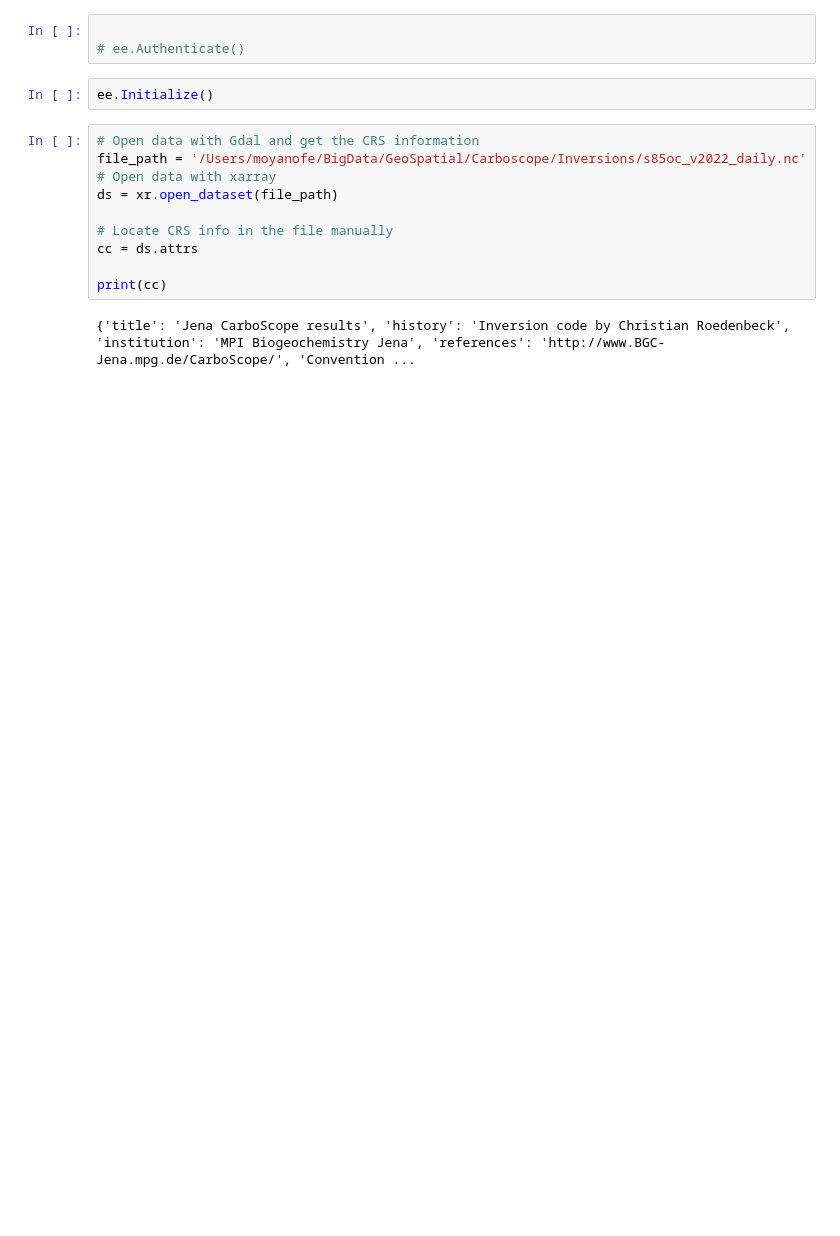
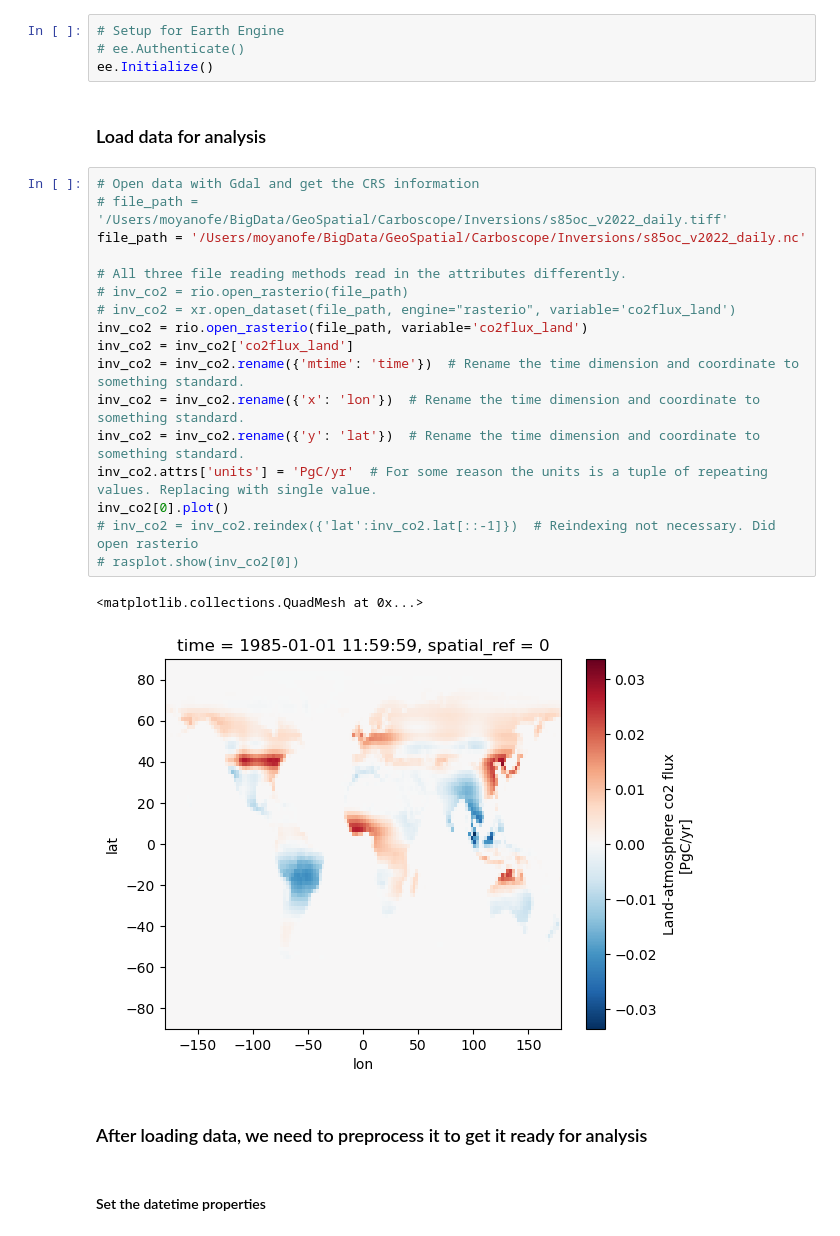
Before and after one commit to femoyano/northern-land-cover, a Jupyter notebook: recovery.ipynb, the cells around one changed output. Drawn from its saved outputs; the diff is of its cells as text; blank space fills up the shorter version.

Commit message:
Preprocessing

```diff
--- a/recovery.ipynb
+++ b/recovery.ipynb
@@ -8,17 +11,30 @@ import geemap as gm
 # %%
-
+# Setup for Earth Engine
 # ee.Authenticate()
+ee.Initialize()
-# %%
-ee.Initialize()
-# %%
-# Open data with Gdal and get the CRS information
-file_path = '/Users/moyanofe/BigData/GeoSpatial/Carboscope/Inversions/s85oc_v2022_daily.nc'
-# Open data with xarray
-ds = xr.open_dataset(file_path)
-
-# Locate CRS info in the file manually
-cc = ds.attrs
-
-print(cc)
-# %% [output]
-{'title': 'Jena CarboScope results', 'history': 'Inversion code by Christian Roedenbeck', 'institution': 'MPI Biogeochemistry Jena', 'references': 'http://www.BGC-Jena.mpg.de/CarboScope/', 'Convention ...
+# %% [markdown]
+### Load data for analysis
+# %%
+# Open data with Gdal and get the CRS information
+# file_path = '/Users/moyanofe/BigData/GeoSpatial/Carboscope/Inversions/s85oc_v2022_daily.tiff'
+file_path = '/Users/moyanofe/BigData/GeoSpatial/Carboscope/Inversions/s85oc_v2022_daily.nc'
+
+# All three file reading methods read in the attributes differently.
+# inv_co2 = rio.open_rasterio(file_path)
+# inv_co2 = xr.open_dataset(file_path, engine="rasterio", variable='co2flux_land')
+inv_co2 = rio.open_rasterio(file_path, variable='co2flux_land')
+inv_co2 = inv_co2['co2flux_land']
+inv_co2 = inv_co2.rename({'mtime': 'time'})  # Rename the time dimension and coordinate to something standard.
+inv_co2 = inv_co2.rename({'x': 'lon'})  # Rename the time dimension and coordinate to something standard.
+inv_co2 = inv_co2.rename({'y': 'lat'})  # Rename the time dimension and coordinate to something standard.
+inv_co2.attrs['units'] = 'PgC/yr'  # For some reason the units is a tuple of repeating values. Replacing with single value.
+inv_co2[0].plot()
+# inv_co2 = inv_co2.reindex({'lat':inv_co2.lat[::-1]})  # Reindexing not necessary. Did open rasterio
+# rasplot.show(inv_co2[0])
+# %% [output]
+<matplotlib.collections.QuadMesh at 0x...>
+[figure, added]
+# %% [markdown]
+### After loading data, we need to preprocess it to get it ready for analysis
+# %% [markdown]
+#### Set the datetime properties
```
Also changed, not shown: parts of 10 cells of this notebook, 1 other file.
